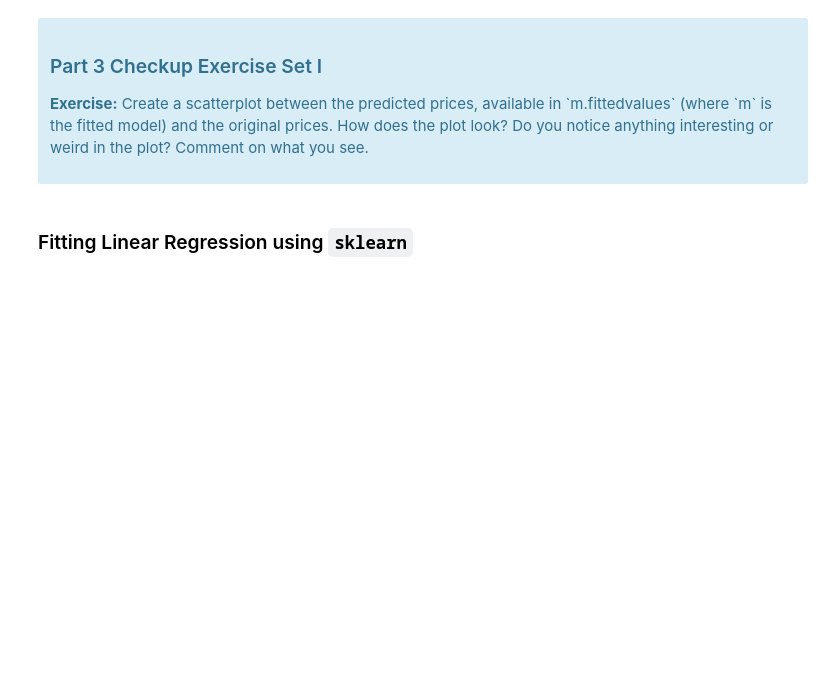
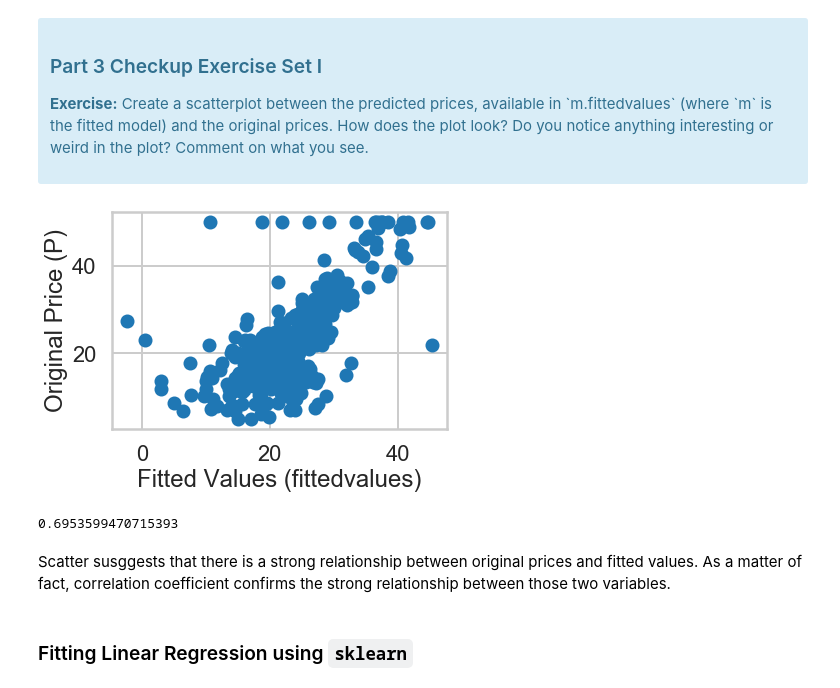
Before and after one commit to tamercetin/Linear-Regression-Using-Boston-Housing-Data-Set, a Jupyter notebook: linear_regression 3/Mini_Project_Linear_Regression.ipynb, the cells around one changed output. Cells and saved outputs as stored; diff of their text form; code cells hidden in the pictures; blank space fills up the shorter version.

```diff
--- a/linear_regression 3/Mini_Project_Linear_Regression.ipynb
+++ b/linear_regression 3/Mini_Project_Linear_Regression.ipynb
@@ -437,3 +464,19 @@ Let's see how our model actually fit our data. We can see below that there is a
+# %%
+# your turn
+plt.scatter(m.fittedvalues,bos.PRICE)
+plt.xlabel("Fitted Values (fittedvalues)")
+plt.ylabel("Original Price (P)")
+plt.show()
+# %% [output]
+[figure, added]
+# %%
+from scipy.stats import pearsonr
+corr, _ = pearsonr(m.fittedvalues, bos.PRICE)
+print(corr)
+# %% [output]
+0.6953599470715393
+# %% [markdown]
+Scatter susggests that there is a strong relationship between original prices and fitted values. As a matter of fact, correlation coefficient confirms the strong relationship between those two variables.
 # %% [markdown]
 ### Fitting Linear Regression using `sklearn`
 # %%
```
Also changed, not shown: parts of 41 cells of this notebook.
